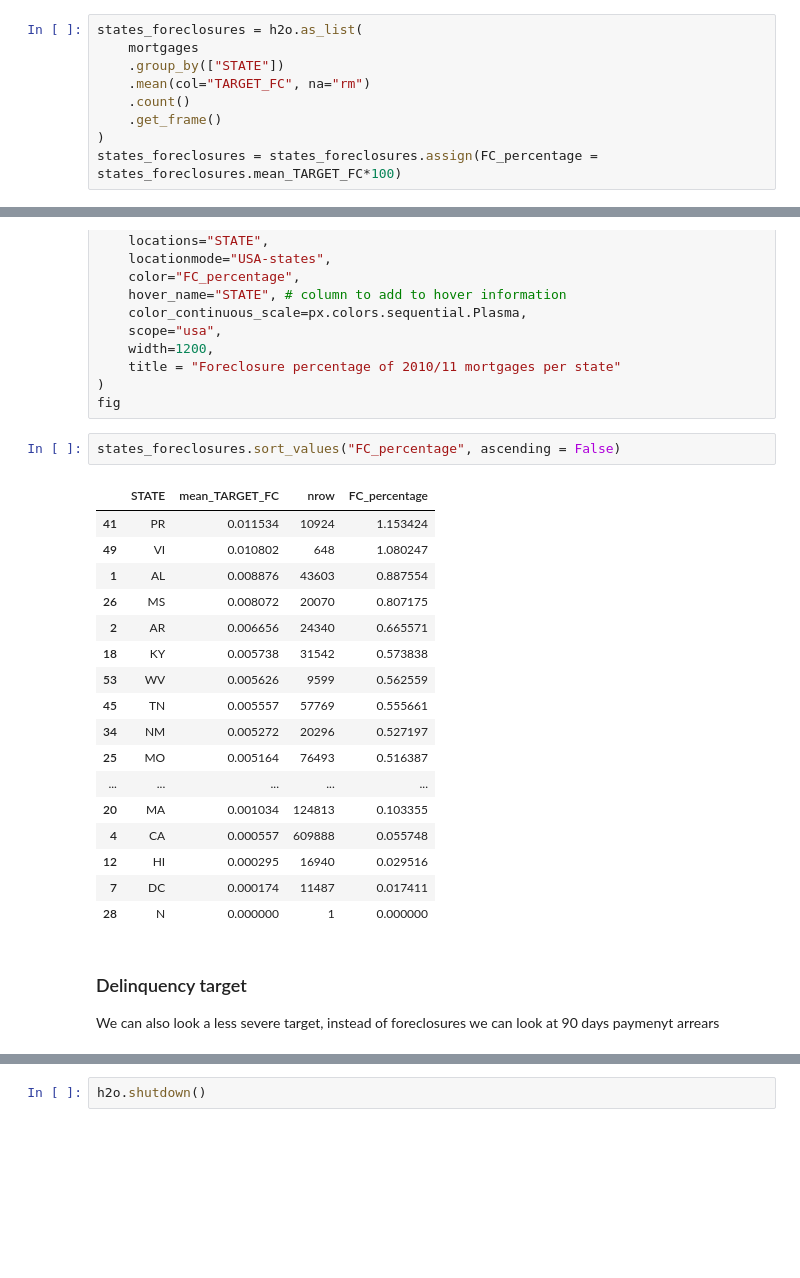
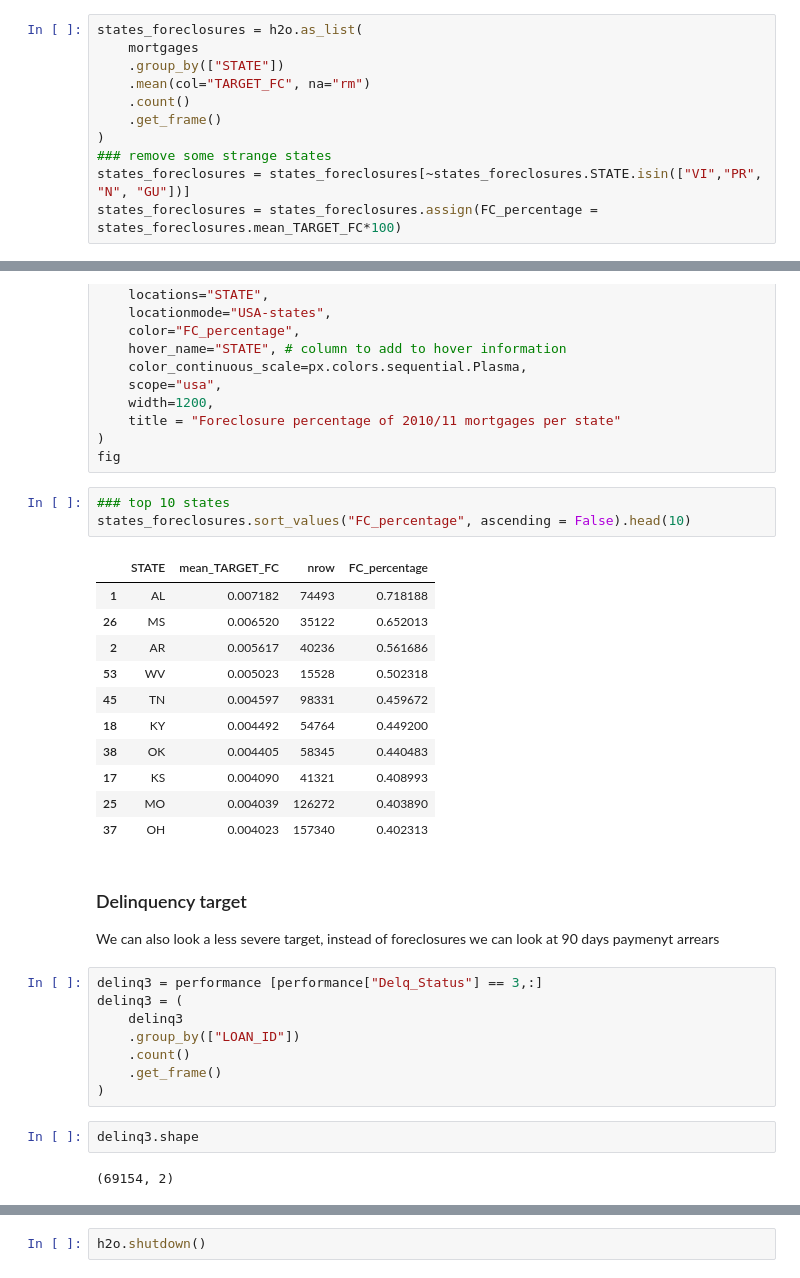
Before and after one commit to longhowlam/fanniemae_family_loans, a Jupyter notebook: h2o_modeling.ipynb, the cells around one changed output, grey strips where cells are left out. Cells and saved outputs as stored; diff of their text form; blank space fills up the shorter version.

```diff
--- a/h2o_modeling.ipynb
+++ b/h2o_modeling.ipynb
@@ -218,6 +240,8 @@ states_foreclosures = h2o.as_list(
     .count()
     .get_frame()
 )
+### remove some strange states
+states_foreclosures = states_foreclosures[~states_foreclosures.STATE.isin(["VI","PR", "N", "GU"])]
 states_foreclosures = states_foreclosures.assign(FC_percentage = states_foreclosures.mean_TARGET_FC*100)
 # %%
 ### display on map
@@ -234,26 +258,33 @@ fig = px.choropleth(
 )
 fig
 # %%
-states_foreclosures.sort_values("FC_percentage", ascending = False)
+### top 10 states
+states_foreclosures.sort_values("FC_percentage", ascending = False).head(10)
 # %% [output]
 |  | STATE | mean_TARGET_FC | nrow | FC_percentage |
-| 41 | PR | 0.011534 | 10924 | 1.153424 |
-| 49 | VI | 0.010802 | 648 | 1.080247 |
-| 1 | AL | 0.008876 | 43603 | 0.887554 |
-| 26 | MS | 0.008072 | 20070 | 0.807175 |
-| 2 | AR | 0.006656 | 24340 | 0.665571 |
-| 18 | KY | 0.005738 | 31542 | 0.573838 |
-| 53 | WV | 0.005626 | 9599 | 0.562559 |
-| 45 | TN | 0.005557 | 57769 | 0.555661 |
-| 34 | NM | 0.005272 | 20296 | 0.527197 |
-| 25 | MO | 0.005164 | 76493 | 0.516387 |
-| ... | ... | ... | ... | ... |
-| 20 | MA | 0.001034 | 124813 | 0.103355 |
-| 4 | CA | 0.000557 | 609888 | 0.055748 |
-| 12 | HI | 0.000295 | 16940 | 0.029516 |
-| 7 | DC | 0.000174 | 11487 | 0.017411 |
-| 28 | N | 0.000000 | 1 | 0.000000 |
+| 1 | AL | 0.007182 | 74493 | 0.718188 |
+| 26 | MS | 0.006520 | 35122 | 0.652013 |
+| 2 | AR | 0.005617 | 40236 | 0.561686 |
+| 53 | WV | 0.005023 | 15528 | 0.502318 |
+| 45 | TN | 0.004597 | 98331 | 0.459672 |
+| 18 | KY | 0.004492 | 54764 | 0.449200 |
+| 38 | OK | 0.004405 | 58345 | 0.440483 |
+| 17 | KS | 0.004090 | 41321 | 0.408993 |
+| 25 | MO | 0.004039 | 126272 | 0.403890 |
+| 37 | OH | 0.004023 | 157340 | 0.402313 |
 # %% [markdown]
 ### Delinquency target
 
 We can also look a less severe target, instead of foreclosures we can look at 90 days paymenyt arrears
+# %%
+delinq3 = performance [performance["Delq_Status"] == 3,:]
+delinq3 = (
+    delinq3
+    .group_by(["LOAN_ID"])
+    .count()
+    .get_frame()
+)
+# %%
+delinq3.shape
+# %% [output]
+(69154, 2)
```
Also changed, not shown: parts of 15 cells of this notebook, 1 other file.
